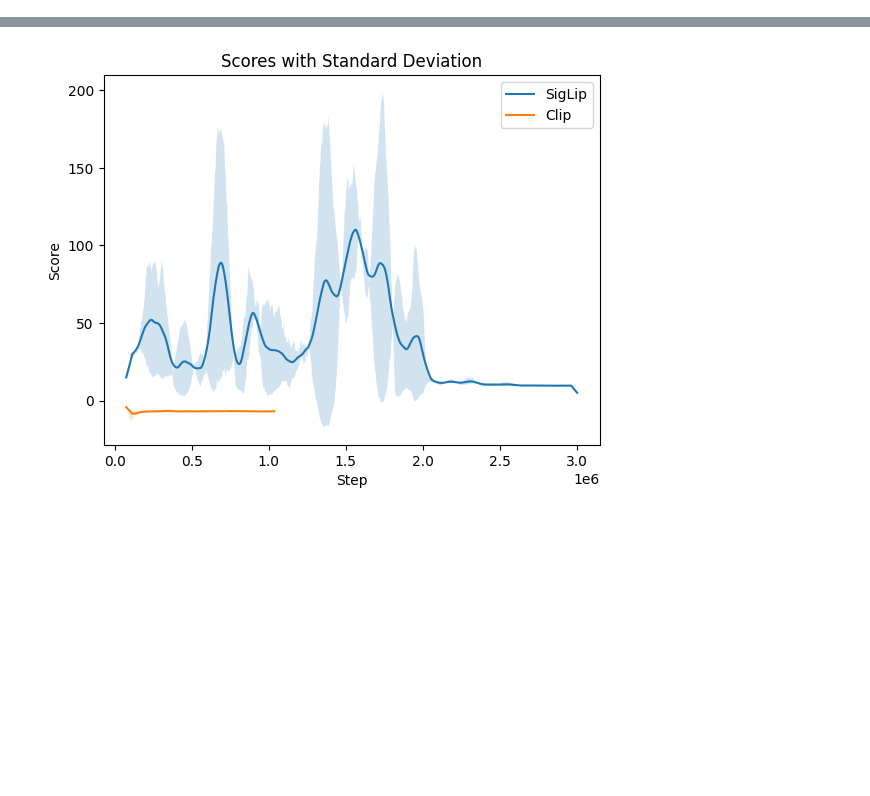
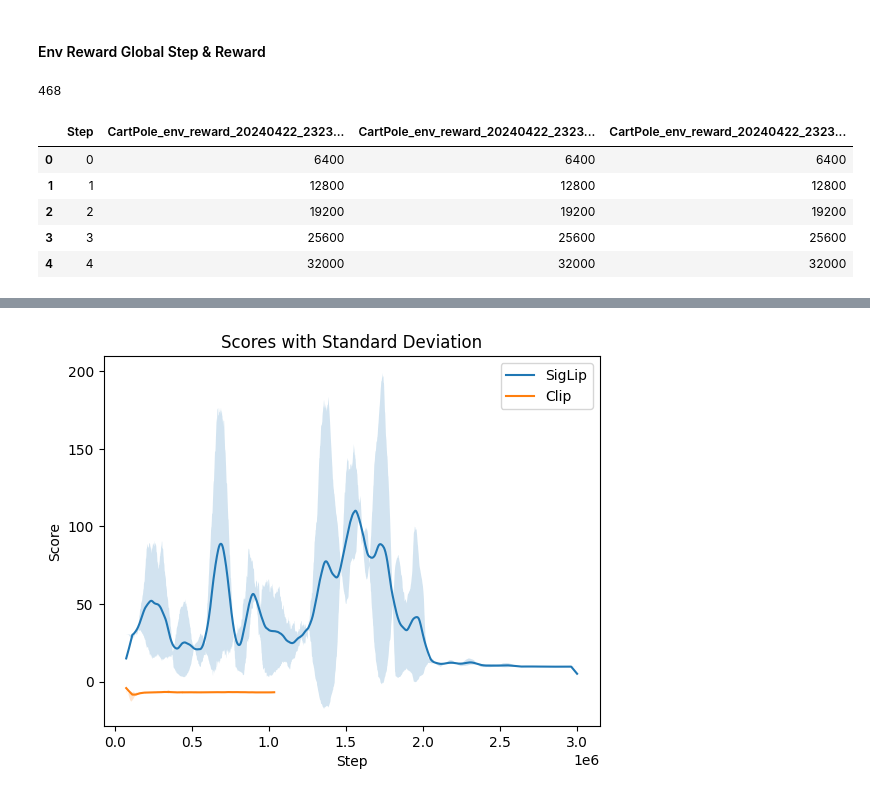
Before and after one commit to JiahuiKChen/vlmrm_plotting, a Jupyter notebook: clip_backbones.ipynb, the cells around one changed output, grey strips where cells are left out. Drawn from its saved outputs; the diff is of its cells as text; code cells hidden in the pictures; blank space fills up the shorter version.

Commit message:
Loaded env reward and CLIP csvs

```diff
--- a/clip_backbones.ipynb
+++ b/clip_backbones.ipynb
@@ -24,3 +30,18 @@ reward_csv.head()
 | 2 | 2 | 31.539894 | 31.539894 | 31.539894 | 31.859043 | ... |
 | 3 | 3 | 31.170214 | 31.170214 | 31.170214 | 31.324469 | ... |
 | 4 | 4 | 30.808510 | 30.808510 | 30.808510 | 30.986702 | ... |
+# %% [markdown]
+#### Env Reward Global Step & Reward
+# %%
+#load global step csv to convert from update number to steps
+gt_step_csv = pd.read_csv("csv/cartpole_gt_global_step.csv")
+print(len(gt_step_csv))
+gt_step_csv.head()
+# %% [output]
+468
+|  | Step | CartPole_env_reward_20240422_2323... | CartPole_env_reward_20240422_2323... | CartPole_env_reward_20240422_2323... |
+| 0 | 0 | 6400 | 6400 | 6400 |
+| 1 | 1 | 12800 | 12800 | 12800 |
+| 2 | 2 | 19200 | 19200 | 19200 |
+| 3 | 3 | 25600 | 25600 | 25600 |
+| 4 | 4 | 32000 | 32000 | 32000 |
```
Also changed, not shown: parts of 4 cells of this notebook.
